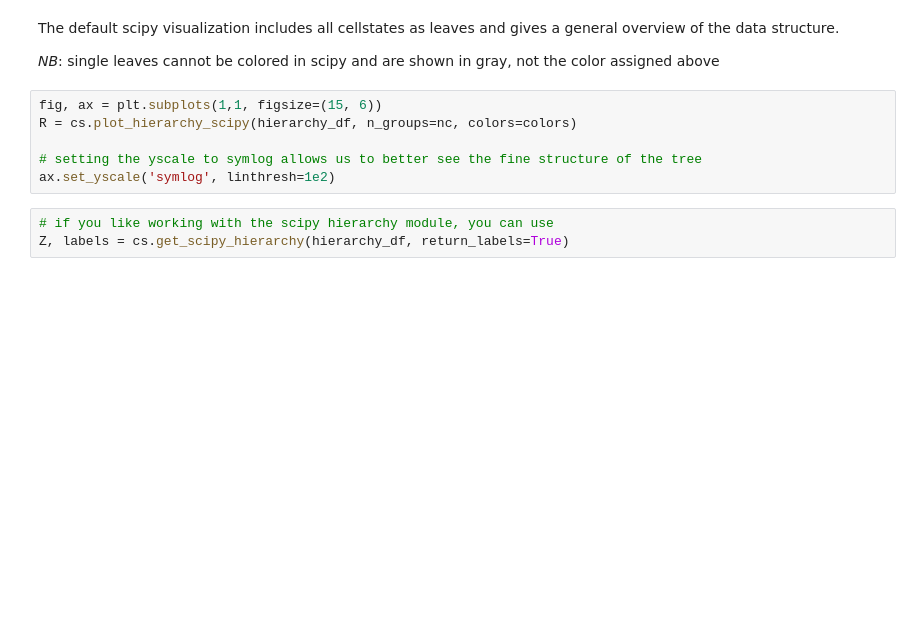
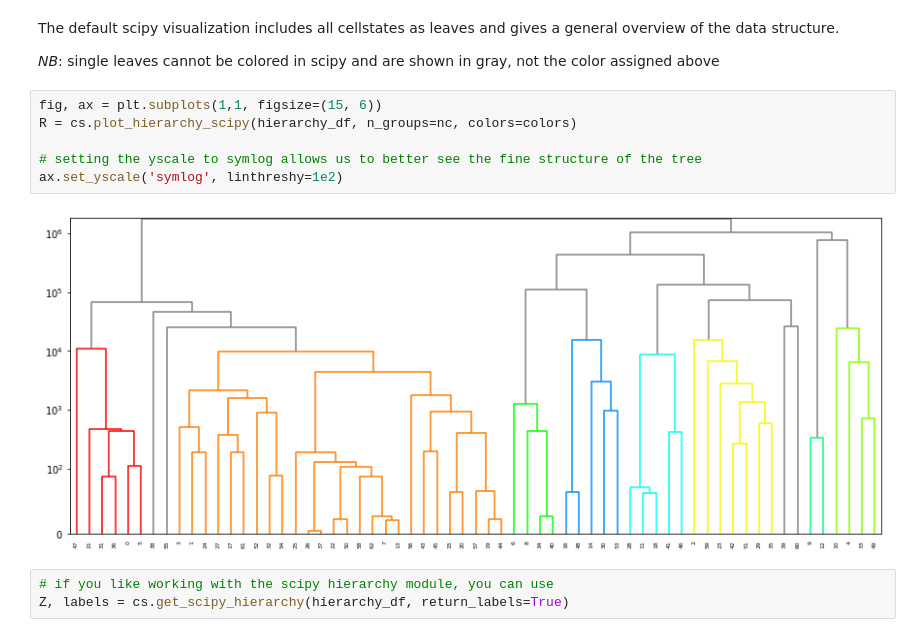
Before and after one commit to nimwegenLab/cellstates, a Jupyter notebook: scripts/Example_analysis.ipynb, the cells around one changed output. Cells and saved outputs as stored; diff of their text form; blank space fills up the shorter version.

```diff
--- a/scripts/Example_analysis.ipynb
+++ b/scripts/Example_analysis.ipynb
@@ -141,9 +203,11 @@ The default scipy visualization includes all cellstates as leaves and gives a ge
 # %%
 fig, ax = plt.subplots(1,1, figsize=(15, 6))
 R = cs.plot_hierarchy_scipy(hierarchy_df, n_groups=nc, colors=colors)
 
 # setting the yscale to symlog allows us to better see the fine structure of the tree
-ax.set_yscale('symlog', linthresh=1e2)
+ax.set_yscale('symlog', linthreshy=1e2)
+# %% [output]
+[figure, added]
 # %%
 # if you like working with the scipy hierarchy module, you can use
 Z, labels = cs.get_scipy_hierarchy(hierarchy_df, return_labels=True)
```
Also changed, not shown: parts of 42 cells of this notebook, 1 other file.
